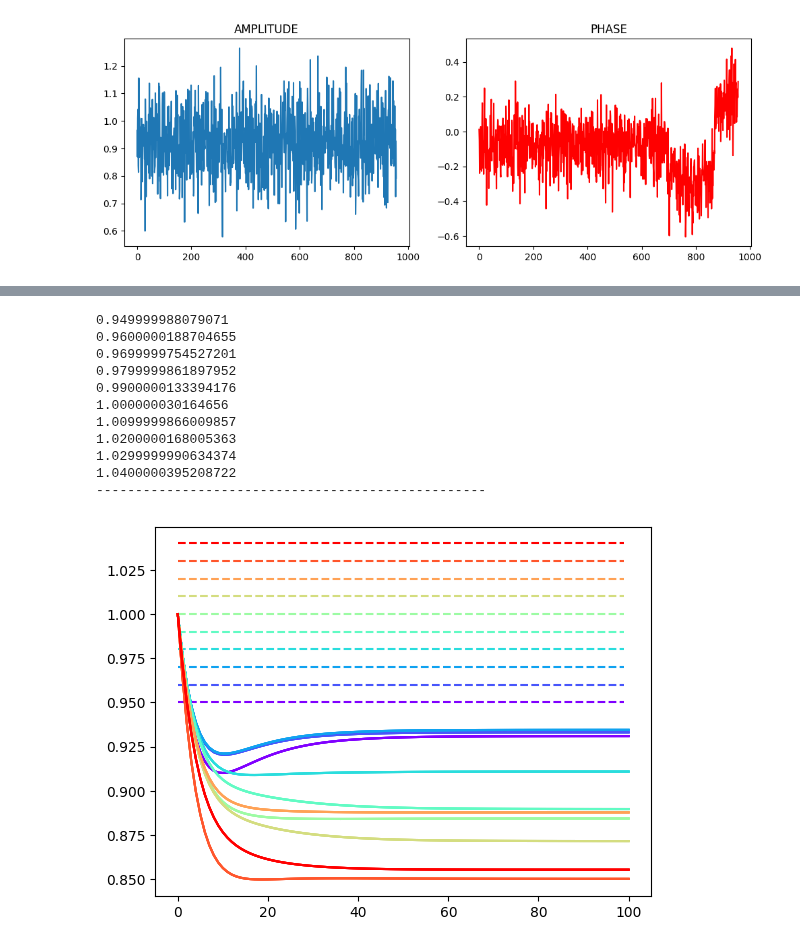
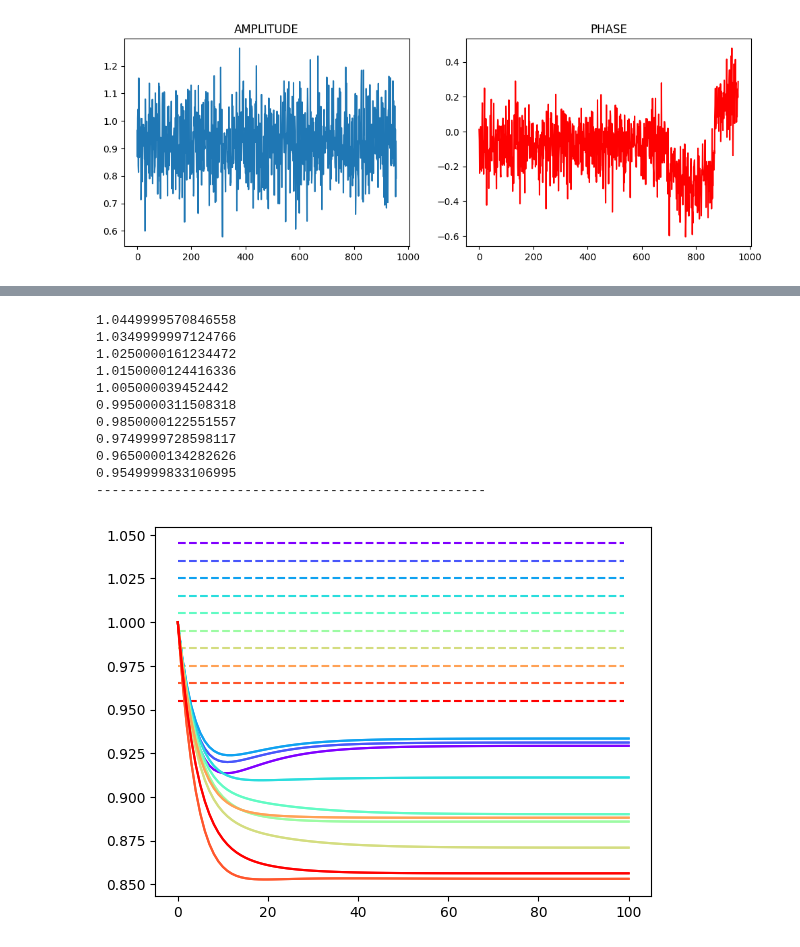
Before and after one commit to casangi/calviper, a Jupyter notebook: ingesting_data.ipynb, the cells around one changed output, grey strips where cells are left out. Cells and saved outputs as stored; diff of their text form; code cells hidden in the pictures.

```diff
--- a/ingesting_data.ipynb
+++ b/ingesting_data.ipynb
@@ -54,16 +54,22 @@ processing_set = "data/gaincaltest2.ps.zarr"
 gaincal_ms = ms.open_processing_set(processing_set)
 pd.set_option('display.max_rows', None)
 
-# Get subset with calibration intents
-selected_calibraters = gaincal_ms.sel(intents='CALIBRATE', string_exact_match=False)
+# Get subset with calibration intents sel scan 2
+selected_calibraters = gaincal_ms.sel(intents="CALIBRATE_DELAY#ON_SOURCE", scan_number=2)
 # We select the first one to test on
 # For now we select one time, channel and pol?
 #print(selected_calibraters)
 cal_test = selected_calibraters['gaincaltest2_0']
+#print(selected_calibraters.summary())
 # These are the model visibilities?
 #print(cal_test.VISIBILITY)
-mean_vis = cal_test.VISIBILITY.mean(dim=["time"])
-test_vis = cal_test.VISIBILITY[0,:,0,:]
+mean_vis = cal_test.VISIBILITY.mean(dim=["time", "frequency"])
+#test_vis = cal_test.VISIBILITY[0,:,0,:]
+test_vis = cal_test.VISIBILITY
 #print(test_vis)
-test_vis = mean_vis[:,0,:]
+
+
+#test_vis = mean_vis[:,0,:]
 #print('time' in test_vis.coords)
+test_vis = mean_vis
+test_vis
@@ -303,42 +338,42 @@ Data variables:
 # %%
 cal_data_path = "data/stored_cals.txt"
 ref_cal = np.loadtxt(cal_data_path, dtype=complex)
 # should be (2, 1, 40)
 #
 #print(ref_cal.shape)
 from matplotlib.pyplot import cm
 color = cm.rainbow(np.linspace(0, 1, 10))
 
 # for spw 0 print ant vals
 # gains for one pol for 10 ant in spw 0
 count = 0
-for i in ref_cal[0,:10]:
+for i in ref_cal[1,:10]:
     print(abs(i))
     plt.plot([abs(i)] * 100, linestyle='--', color=color[count])
     count += 1
     #break
 print('-' * 50)
 count = 0
 for k, v in tracked.items():
     p = [abs(i) for i in v]
     plt.plot(p, color=color[count])
     count += 1
     #break
 
 plt.show()
 # %% [output]
-0.949999988079071
-0.9600000188704655
-0.9699999754527201
-0.9799999861897952
-0.9900000133394176
-1.000000030164656
-1.0099999866009857
-1.0200000168005363
-1.0299999990634374
-1.0400000395208722
+1.0449999570846558
+1.0349999997124766
+1.0250000161234472
+1.0150000124416336
+1.005000039452442
+0.9950000311508318
+0.9850000122551557
+0.9749999728598117
+0.9650000134282626
+0.9549999833106995
 --------------------------------------------------
-[figure, old version]
+[figure, new version]
 # %%
 #test_vis.frequency.compute().values
 cal_test
```
Also changed, not shown: parts of 9 cells of this notebook, 2 other files.
